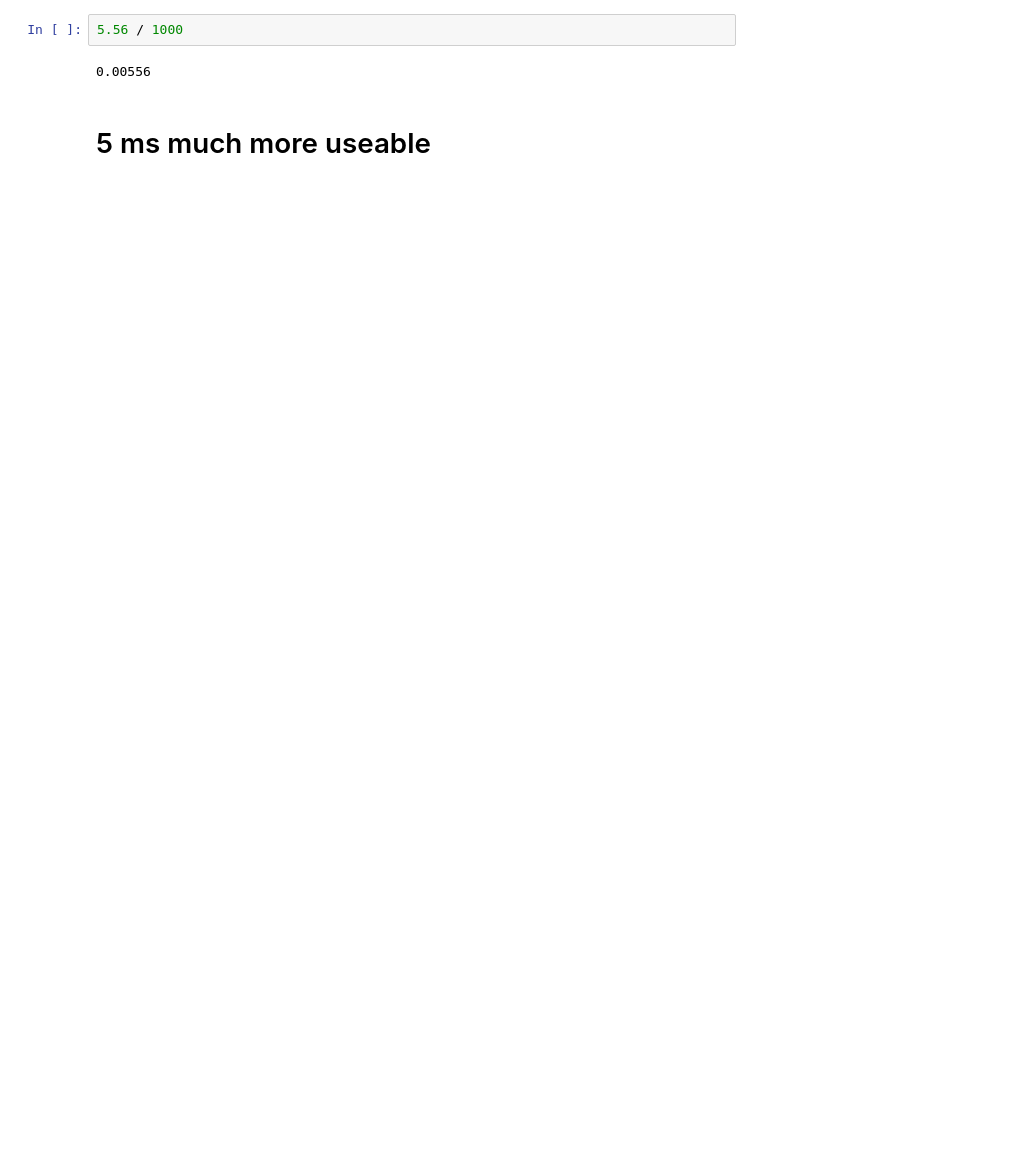
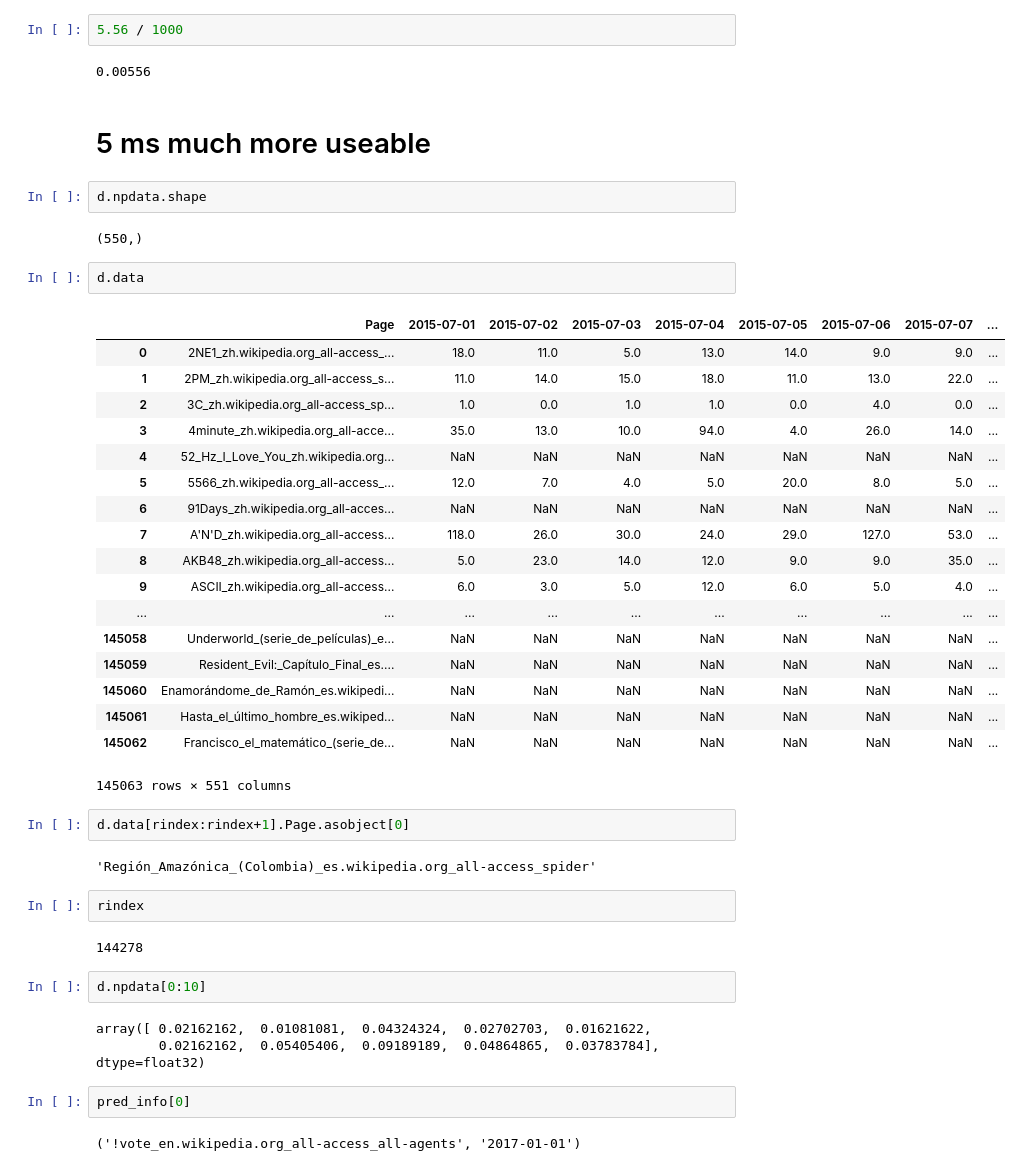
Before and after one commit to thepaulm/web-traffic-time-series-forecasting, a Jupyter notebook: Load Trained From Linux.ipynb, the cells around one changed output. Drawn from its saved outputs; the diff is of its cells as text; blank space fills up the shorter version.

Commit message:
find the data for the page

```diff
--- a/Load Trained From Linux.ipynb
+++ b/Load Trained From Linux.ipynb
@@ -308,3 +291,45 @@ Wall time: 5.56 s
 0.00556
 # %% [markdown]
 # 5 ms much more useable
+# %%
+d.npdata.shape
+# %% [output]
+(550,)
+# %%
+d.data
+# %% [output]
+|  | Page | 2015-07-01 | 2015-07-02 | 2015-07-03 | 2015-07-04 | 2015-07-05 | 2015-07-06 | 2015-07-07 | ... |
+| 0 | 2NE1_zh.wikipedia.org_all-access_... | 18.0 | 11.0 | 5.0 | 13.0 | 14.0 | 9.0 | 9.0 | ... |
+| 1 | 2PM_zh.wikipedia.org_all-access_s... | 11.0 | 14.0 | 15.0 | 18.0 | 11.0 | 13.0 | 22.0 | ... |
+| 2 | 3C_zh.wikipedia.org_all-access_sp... | 1.0 | 0.0 | 1.0 | 1.0 | 0.0 | 4.0 | 0.0 | ... |
+| 3 | 4minute_zh.wikipedia.org_all-acce... | 35.0 | 13.0 | 10.0 | 94.0 | 4.0 | 26.0 | 14.0 | ... |
+| 4 | 52_Hz_I_Love_You_zh.wikipedia.org... | NaN | NaN | NaN | NaN | NaN | NaN | NaN | ... |
+| 5 | 5566_zh.wikipedia.org_all-access_... | 12.0 | 7.0 | 4.0 | 5.0 | 20.0 | 8.0 | 5.0 | ... |
+| 6 | 91Days_zh.wikipedia.org_all-acces... | NaN | NaN | NaN | NaN | NaN | NaN | NaN | ... |
+| 7 | A'N'D_zh.wikipedia.org_all-access... | 118.0 | 26.0 | 30.0 | 24.0 | 29.0 | 127.0 | 53.0 | ... |
+| 8 | AKB48_zh.wikipedia.org_all-access... | 5.0 | 23.0 | 14.0 | 12.0 | 9.0 | 9.0 | 35.0 | ... |
+| 9 | ASCII_zh.wikipedia.org_all-access... | 6.0 | 3.0 | 5.0 | 12.0 | 6.0 | 5.0 | 4.0 | ... |
+| ... | ... | ... | ... | ... | ... | ... | ... | ... | ... |
+| 145058 | Underworld_(serie_de_películas)_e... | NaN | NaN | NaN | NaN | NaN | NaN | NaN | ... |
+| 145059 | Resident_Evil:_Capítulo_Final_es.... | NaN | NaN | NaN | NaN | NaN | NaN | NaN | ... |
+| 145060 | Enamorándome_de_Ramón_es.wikipedi... | NaN | NaN | NaN | NaN | NaN | NaN | NaN | ... |
+| 145061 | Hasta_el_último_hombre_es.wikiped... | NaN | NaN | NaN | NaN | NaN | NaN | NaN | ... |
+| 145062 | Francisco_el_matemático_(serie_de... | NaN | NaN | NaN | NaN | NaN | NaN | NaN | ... |
+145063 rows × 551 columns
+# %%
+d.data[rindex:rindex+1].Page.asobject[0]
+# %% [output]
+'Región_Amazónica_(Colombia)_es.wikipedia.org_all-access_spider'
+# %%
+rindex
+# %% [output]
+144278
+# %%
+d.npdata[0:10]
+# %% [output]
+array([ 0.02162162,  0.01081081,  0.04324324,  0.02702703,  0.01621622,
+        0.02162162,  0.05405406,  0.09189189,  0.04864865,  0.03783784], dtype=float32)
+# %%
+pred_info[0]
+# %% [output]
+('!vote_en.wikipedia.org_all-access_all-agents', '2017-01-01')
```
Also changed, not shown: parts of 2 cells of this notebook.
